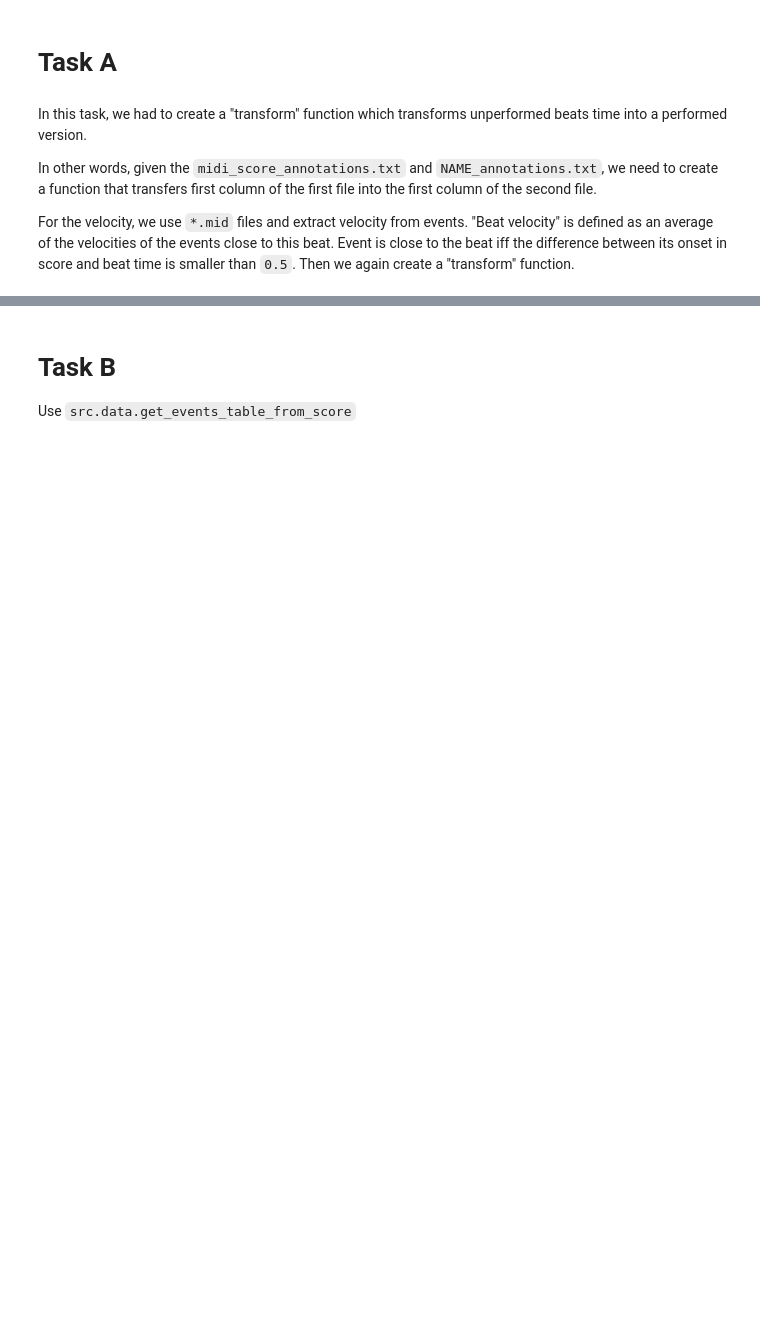
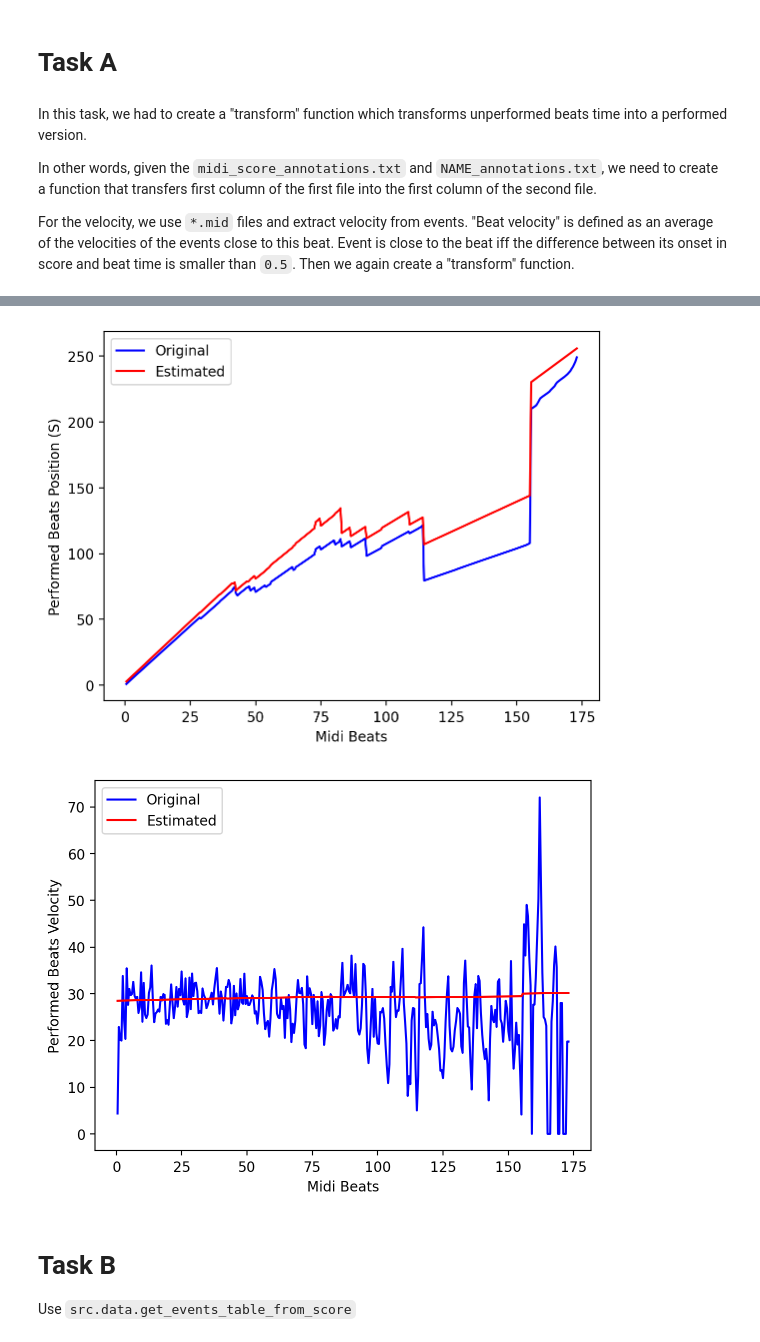
Before and after one commit to TalosSources/digital_musicology_homework_1, a Jupyter notebook: experiments.ipynb, the cells around one changed output, grey strips where cells are left out. Drawn from its saved outputs; the diff is of its cells as text; code cells hidden in the pictures; blank space fills up the shorter version.

```diff
--- a/experiments.ipynb
+++ b/experiments.ipynb
@@ -32,6 +50,18 @@ for midi_beats, velocity_beats in zip(midi_beats_list, velocity_beats_list):
 # %%
+# linear estimate
+performance_beats_estimated_list, velocity_beats_estimated_list = get_estimator_predictions(train_beats_list_dict,
+                                                                                            test_beats_list_dict,
+                                                                                            estimator_type="linear")
+
+midi_beats_list = test_beats_list_dict["midi_beats_list"]
+performance_beats_list = test_beats_list_dict["performance_beats_list"]
+perf_velocity_beats_list = test_beats_list_dict["perf_velocity_beats_list"]
+
 plot_average_transfer_function(midi_beats_list, performance_beats_list, performance_beats_estimated_list, performance_type="time")
 plot_average_transfer_function(midi_beats_list, perf_velocity_beats_list, velocity_beats_estimated_list, performance_type="velocity")
+# %% [output]
+[figure, added]
+[figure, added]
 # %% [markdown]
 # Task B
 
```
Also changed, not shown: parts of 5 cells of this notebook, 5 other files.
